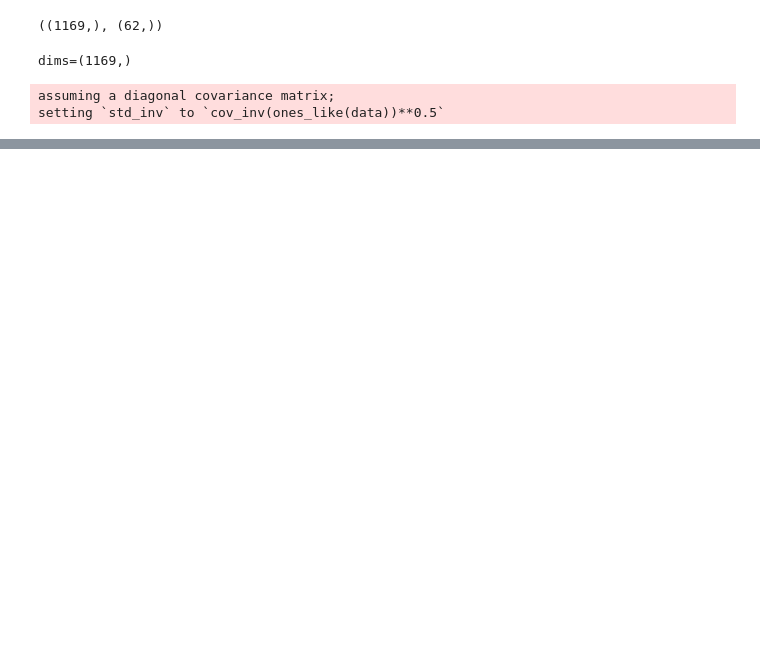
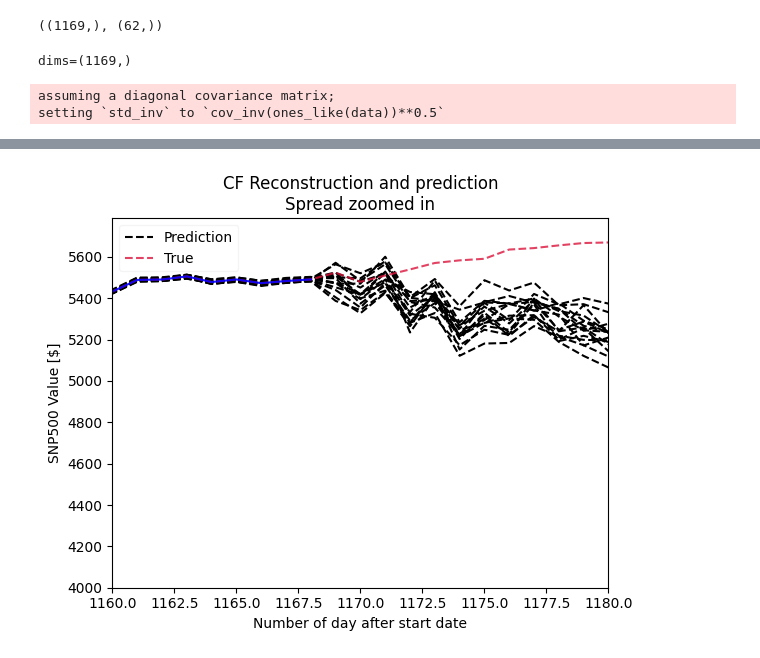
Before and after one commit to cklyne/signals_01, a Jupyter notebook: model01.ipynb, the cells around one changed output, grey strips where cells are left out. Drawn from its saved outputs; the diff is of its cells as text; code cells hidden in the pictures; blank space fills up the shorter version.

```diff
--- a/model01.ipynb
+++ b/model01.ipynb
@@ -272,0 +311,24 @@ plt.show()
+# %%
+fig = plt.figure()
+plt.plot(mean_samps_col[0], "--k", label="Prediction")
+plt.plot(mean_samps_col[1:].T, "--k")
+
+plt.plot(data.to_numpy(), "--", c="crimson", alpha=0.8, label='True')
+plt.plot(train, "b", alpha=0.9)
+plt.xlim(1160, 1180)
+plt.ylim(4000, max([mean_samps_col.max(), data.to_numpy().max()]) + 20)
+
+plt.legend(
+    fancybox=True,
+    framealpha=0.2,
+)
+plt.title("CF Reconstruction and prediction\nSpread zoomed in")
+plt.ylabel("SNP500 Value [$]")
+plt.xlabel("Number of day after start date")
+plt.savefig(
+    img_dir / f"cf-nvi_iter_{n_vi_iterations}-nsamps_{n_samples}-spread_of_predictions-zoom-in-v01.png",
+    transparent=True,
+)
+plt.show()
+# %% [output]
+[figure, added]
```
Also changed, not shown: parts of 18 cells of this notebook, 1 other file.
